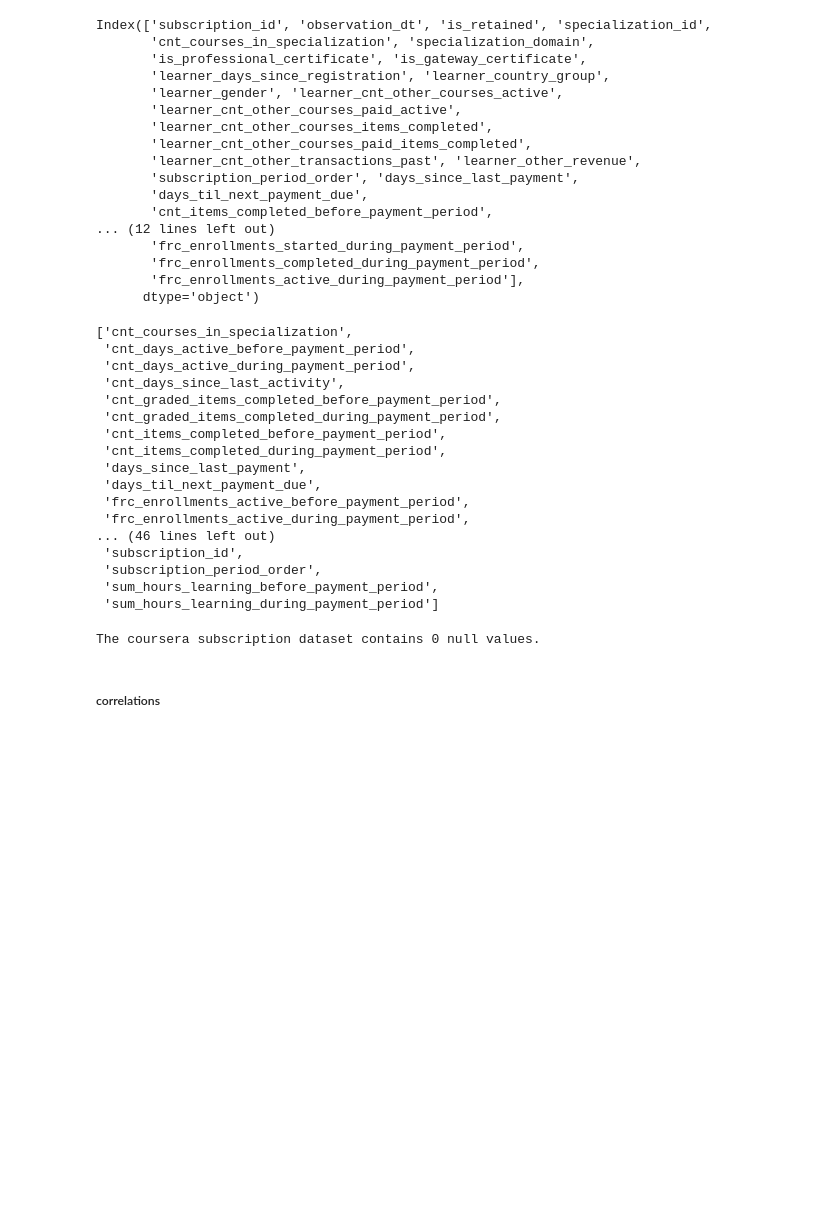
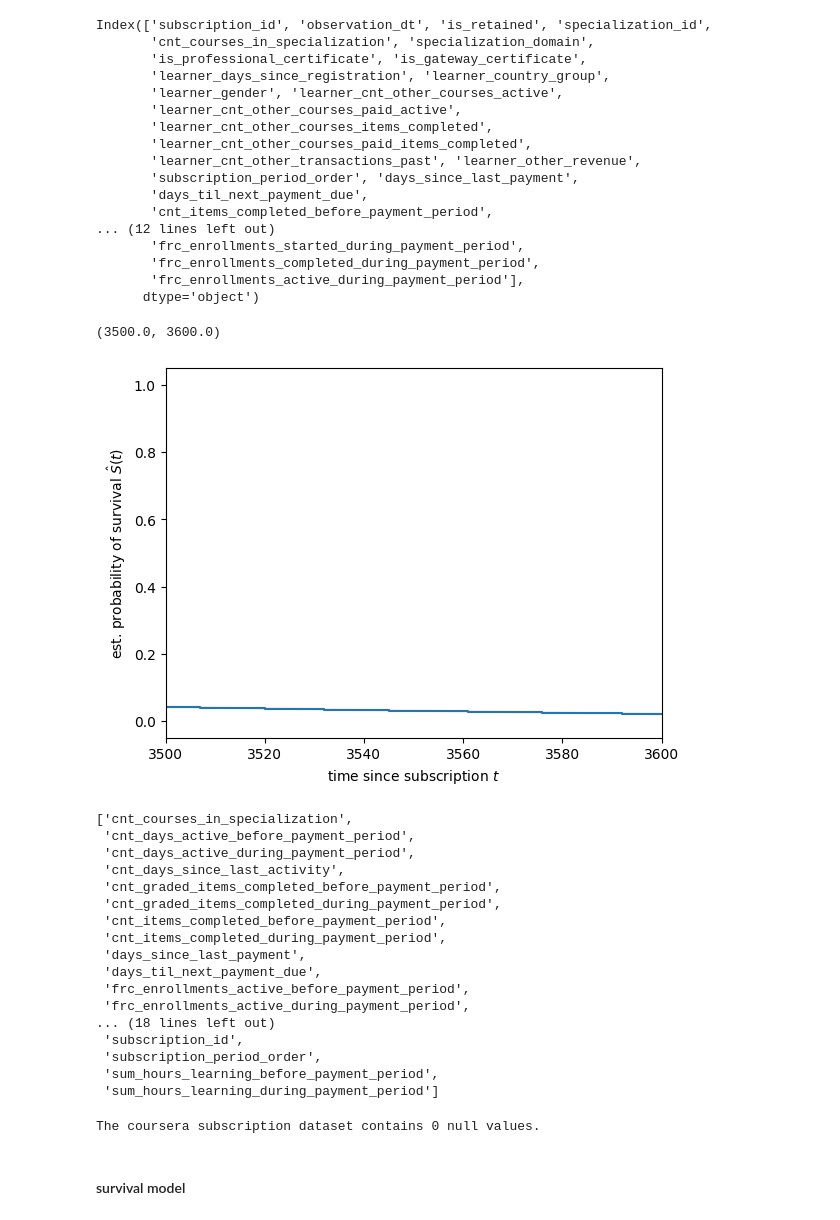
Before and after one commit to sariaslaso/retention_prediction, a Jupyter notebook: survival_analysis.ipynb, the cells around one changed output. Cells and saved outputs as stored; diff of their text form; code cells hidden in the pictures; blank space fills up the shorter version.

Commit message:
KM curve using sksurv

```diff
--- a/survival_analysis.ipynb
+++ b/survival_analysis.ipynb
@@ -173,5 +168,21 @@ train_data = pd.get_dummies(dataset, columns = categories)
+# %%
+time, survival_prob, conf_int = kaplan_meier_estimator(
+    dataset[event_col].values.astype(bool), dataset[time_col].values,
+    conf_type="log-log")
+
+plt.step(time, survival_prob)
+plt.fill_between(time, conf_int[0], conf_int[1], alpha=0.1, color = "red")
+
+plt.ylabel("est. probability of survival $\hat{S}(t)$")
+plt.xlabel("time since subscription $t$")
+
+plt.xlim(left = 3500, right = 3600)
+#plt.ylim(top = 1, bottom = 0.9)
+# %% [output]
+(3500.0, 3600.0)
+[figure, added]
 # %%
-features = np.setdiff1d(train_data.columns, [time_col, event_col] ).tolist()
+features = np.setdiff1d(dataset.columns, [time_col, event_col] ).tolist()
 features
 # %% [output]
 ['cnt_courses_in_specialization',
@@ -186,7 +197,7 @@ features
  'days_til_next_payment_due',
  'frc_enrollments_active_before_payment_period',
  'frc_enrollments_active_during_payment_period',
-... (46 lines left out)
+... (18 lines left out)
  'subscription_id',
  'subscription_period_order',
  'sum_hours_learning_before_payment_period',
@@ -196,5 +207,3 @@ N_null = sum(train_data[features].isnull().sum())
 print("The coursera subscription dataset contains {} null values.".format(N_null))
 # %% [output]
 The coursera subscription dataset contains 0 null values.
-# %% [markdown]
-##### correlations
@@ -202,0 +210,2 @@ The coursera subscription dataset contains 0 null values.
+# %% [markdown]
+#### survival model
```
Also changed, not shown: parts of 6 cells of this notebook.
